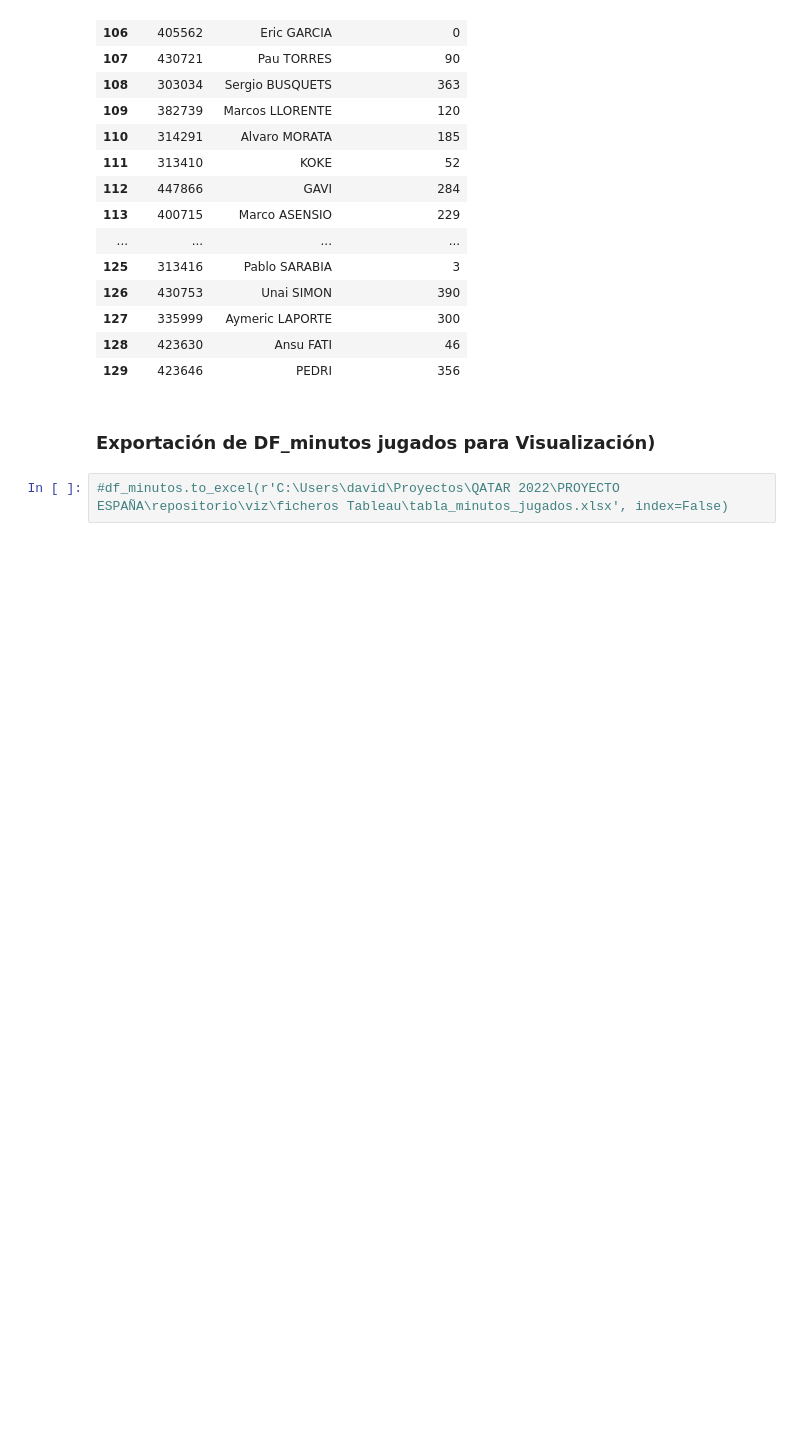
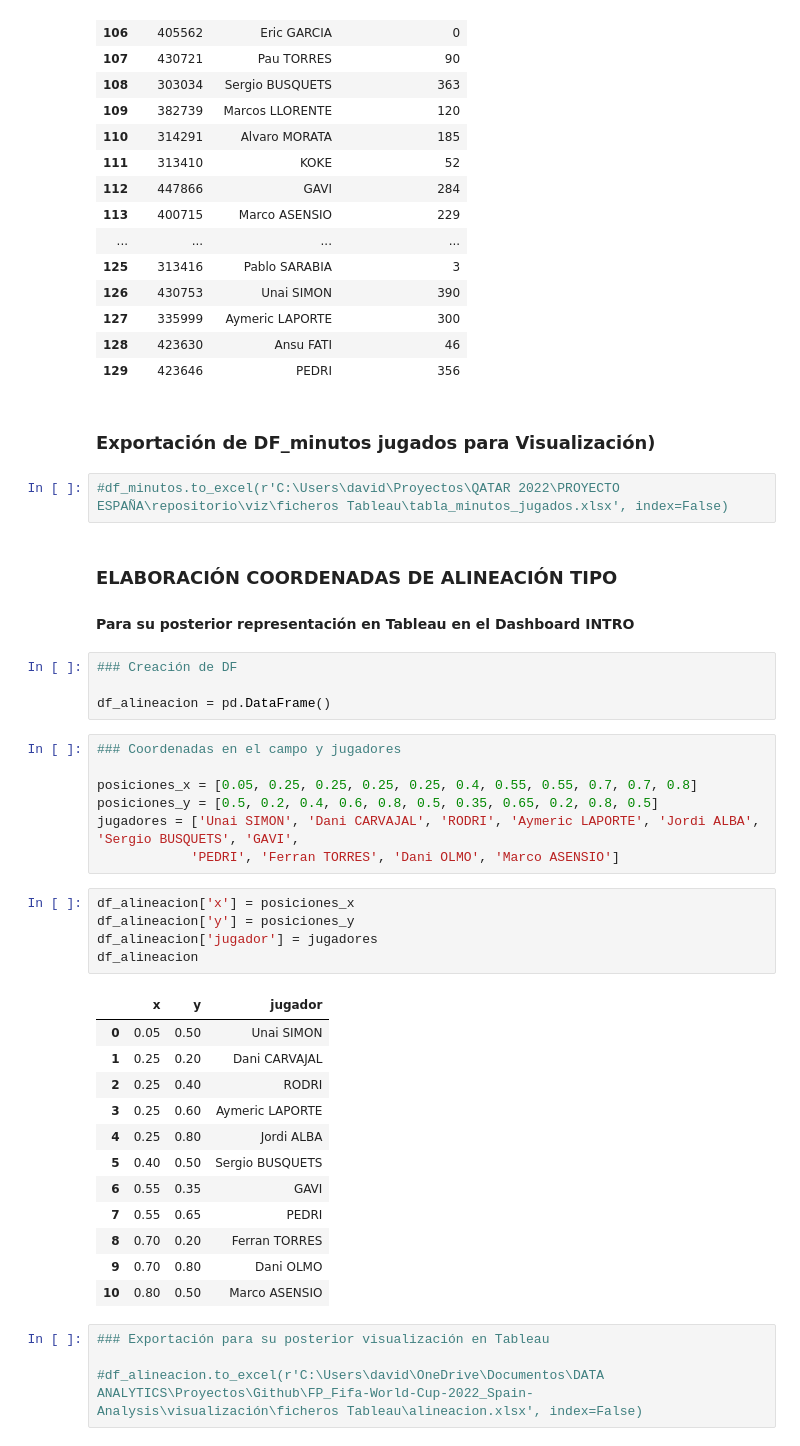
Before and after one commit to Davidteje/FP_Fifa-World-Cup-2022_Spain-Analysis, a Jupyter notebook: src/main.ipynb, the cells around one changed output. Saved outputs shown, nothing was run; the diff lists cells and outputs as text; blank space fills up the shorter version.

```diff
--- a/src/main.ipynb
+++ b/src/main.ipynb
@@ -220,3 +222,39 @@ minutos_jugados(df_esp_mar, df_minutos)
 ### Exportación de  DF_minutos jugados para Visualización)
 # %%
 #df_minutos.to_excel(r'C:\Users\david\Proyectos\QATAR 2022\PROYECTO ESPAÑA\repositorio\viz\ficheros Tableau\tabla_minutos_jugados.xlsx', index=False)
+# %% [markdown]
+### ELABORACIÓN COORDENADAS DE ALINEACIÓN TIPO
+#### Para su posterior representación en Tableau en el Dashboard INTRO
+# %%
+### Creación de DF
+
+df_alineacion = pd.DataFrame()
+# %%
+### Coordenadas en el campo y jugadores
+
+posiciones_x = [0.05, 0.25, 0.25, 0.25, 0.25, 0.4, 0.55, 0.55, 0.7, 0.7, 0.8]
+posiciones_y = [0.5, 0.2, 0.4, 0.6, 0.8, 0.5, 0.35, 0.65, 0.2, 0.8, 0.5]
+jugadores = ['Unai SIMON', 'Dani CARVAJAL', 'RODRI', 'Aymeric LAPORTE', 'Jordi ALBA', 'Sergio BUSQUETS', 'GAVI',
+            'PEDRI', 'Ferran TORRES', 'Dani OLMO', 'Marco ASENSIO']
+# %%
+df_alineacion['x'] = posiciones_x
+df_alineacion['y'] = posiciones_y
+df_alineacion['jugador'] = jugadores
+df_alineacion
+# %% [output]
+|  | x | y | jugador |
+| 0 | 0.05 | 0.50 | Unai SIMON |
+| 1 | 0.25 | 0.20 | Dani CARVAJAL |
+| 2 | 0.25 | 0.40 | RODRI |
+| 3 | 0.25 | 0.60 | Aymeric LAPORTE |
+| 4 | 0.25 | 0.80 | Jordi ALBA |
+| 5 | 0.40 | 0.50 | Sergio BUSQUETS |
+| 6 | 0.55 | 0.35 | GAVI |
+| 7 | 0.55 | 0.65 | PEDRI |
+| 8 | 0.70 | 0.20 | Ferran TORRES |
+| 9 | 0.70 | 0.80 | Dani OLMO |
+| 10 | 0.80 | 0.50 | Marco ASENSIO |
+# %%
+### Exportación para su posterior visualización en Tableau
+
+#df_alineacion.to_excel(r'C:\Users\david\OneDrive\Documentos\DATA ANALYTICS\Proyectos\Github\FP_Fifa-World-Cup-2022_Spain-Analysis\visualización\ficheros Tableau\alineacion.xlsx', index=False)
```
Also changed, not shown: parts of 6 cells of this notebook, 2 other files.
